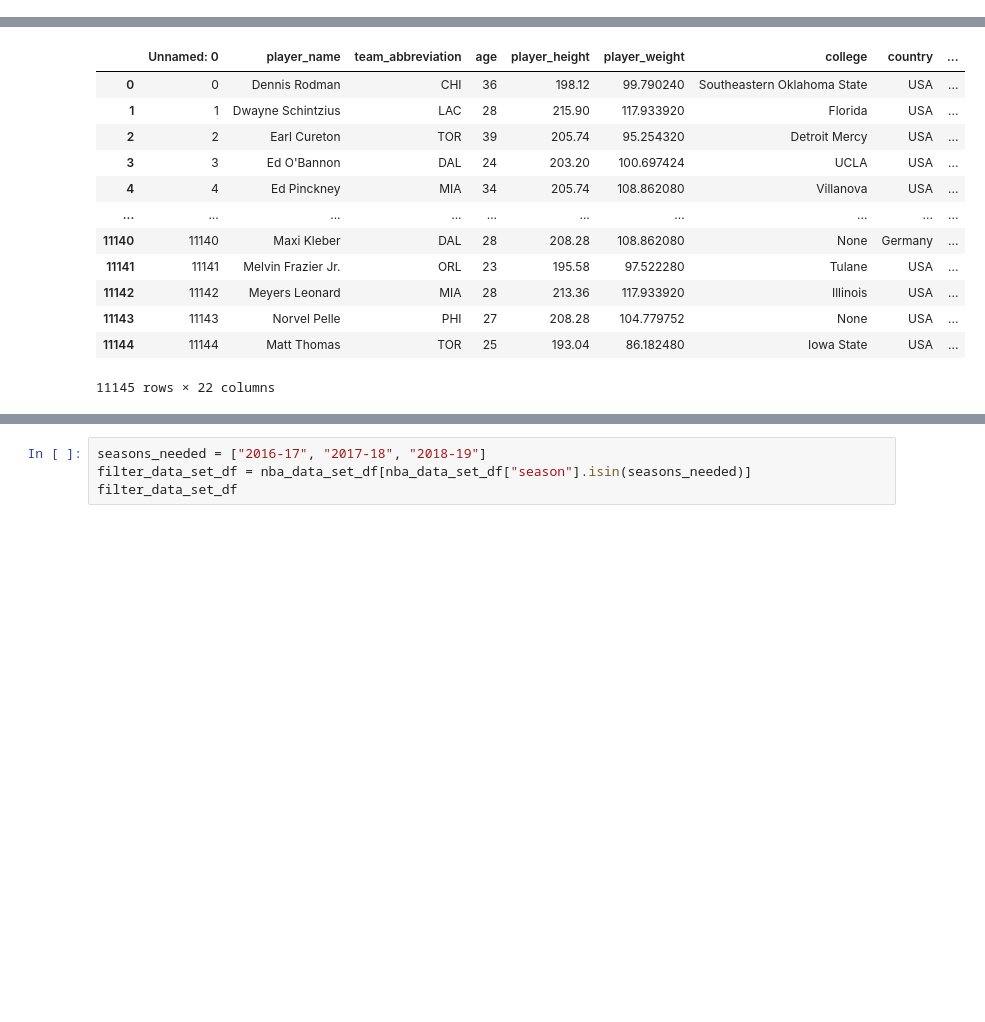
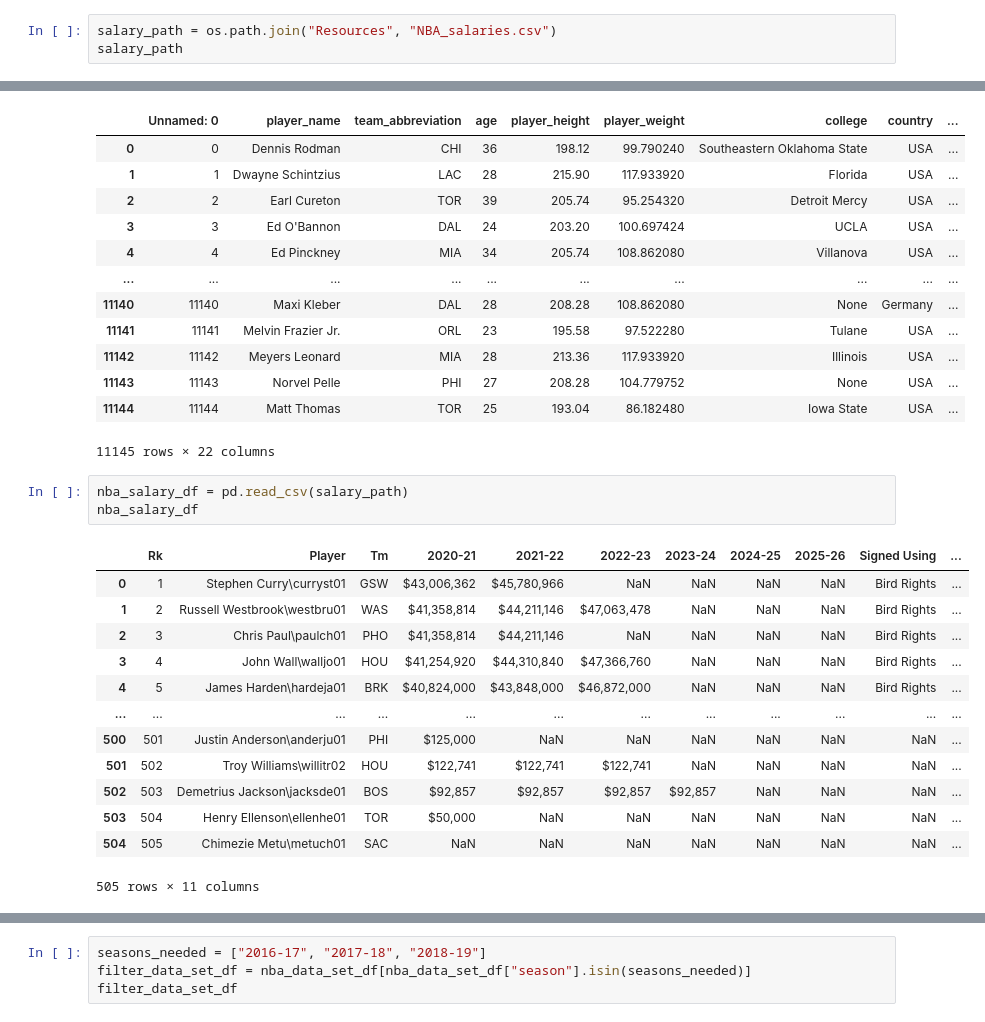
Before and after one commit to ic17rey/butler-groupA-project1, a Jupyter notebook: nba_height_project.ipynb, the cells around one changed output, grey strips where cells are left out. Drawn from its saved outputs; the diff is of its cells as text; blank space fills up the shorter version.

```diff
--- a/nba_height_project.ipynb
+++ b/nba_height_project.ipynb
@@ -14,0 +15,3 @@ csv_path
+# %%
+salary_path = os.path.join("Resources", "NBA_salaries.csv")
+salary_path
@@ -29,3 +34,20 @@ nba_data_set_df
 | 11143 | 11143 | Norvel Pelle | PHI | 27 | 208.28 | 104.779752 | None | USA | ... |
 | 11144 | 11144 | Matt Thomas | TOR | 25 | 193.04 | 86.182480 | Iowa State | USA | ... |
 11145 rows × 22 columns
+# %%
+nba_salary_df = pd.read_csv(salary_path)
+nba_salary_df
+# %% [output]
+|  | Rk | Player | Tm | 2020-21 | 2021-22 | 2022-23 | 2023-24 | 2024-25 | 2025-26 | Signed Using | ... |
+| 0 | 1 | Stephen Curry\curryst01 | GSW | $43,006,362 | $45,780,966 | NaN | NaN | NaN | NaN | Bird Rights | ... |
+| 1 | 2 | Russell Westbrook\westbru01 | WAS | $41,358,814 | $44,211,146 | $47,063,478 | NaN | NaN | NaN | Bird Rights | ... |
+| 2 | 3 | Chris Paul\paulch01 | PHO | $41,358,814 | $44,211,146 | NaN | NaN | NaN | NaN | Bird Rights | ... |
+| 3 | 4 | John Wall\walljo01 | HOU | $41,254,920 | $44,310,840 | $47,366,760 | NaN | NaN | NaN | Bird Rights | ... |
+| 4 | 5 | James Harden\hardeja01 | BRK | $40,824,000 | $43,848,000 | $46,872,000 | NaN | NaN | NaN | Bird Rights | ... |
+| ... | ... | ... | ... | ... | ... | ... | ... | ... | ... | ... | ... |
+| 500 | 501 | Justin Anderson\anderju01 | PHI | $125,000 | NaN | NaN | NaN | NaN | NaN | NaN | ... |
+| 501 | 502 | Troy Williams\willitr02 | HOU | $122,741 | $122,741 | $122,741 | NaN | NaN | NaN | NaN | ... |
+| 502 | 503 | Demetrius Jackson\jacksde01 | BOS | $92,857 | $92,857 | $92,857 | $92,857 | NaN | NaN | NaN | ... |
+| 503 | 504 | Henry Ellenson\ellenhe01 | TOR | $50,000 | NaN | NaN | NaN | NaN | NaN | NaN | ... |
+| 504 | 505 | Chimezie Metu\metuch01 | SAC | NaN | NaN | NaN | NaN | NaN | NaN | NaN | ... |
+505 rows × 11 columns
```
Also changed, not shown: parts of 6 cells of this notebook, 1 other file.
